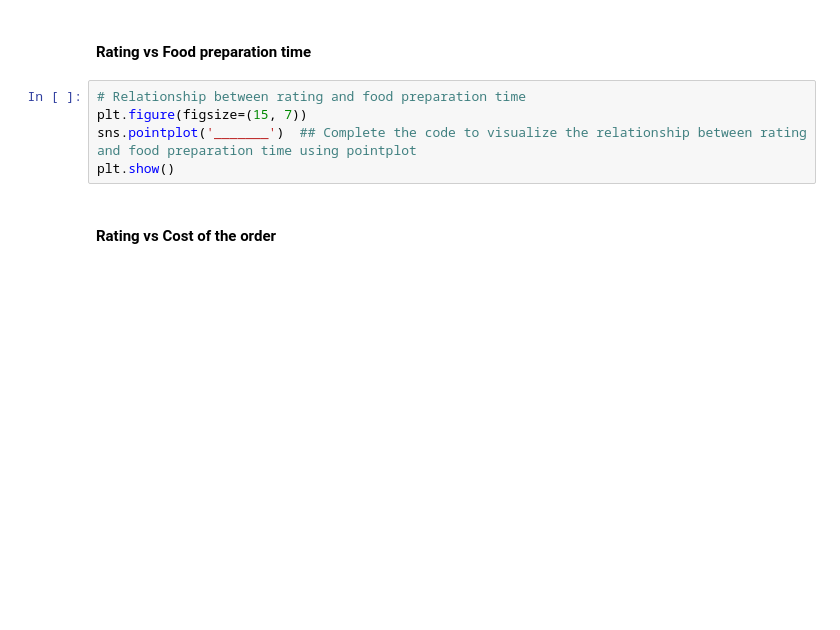
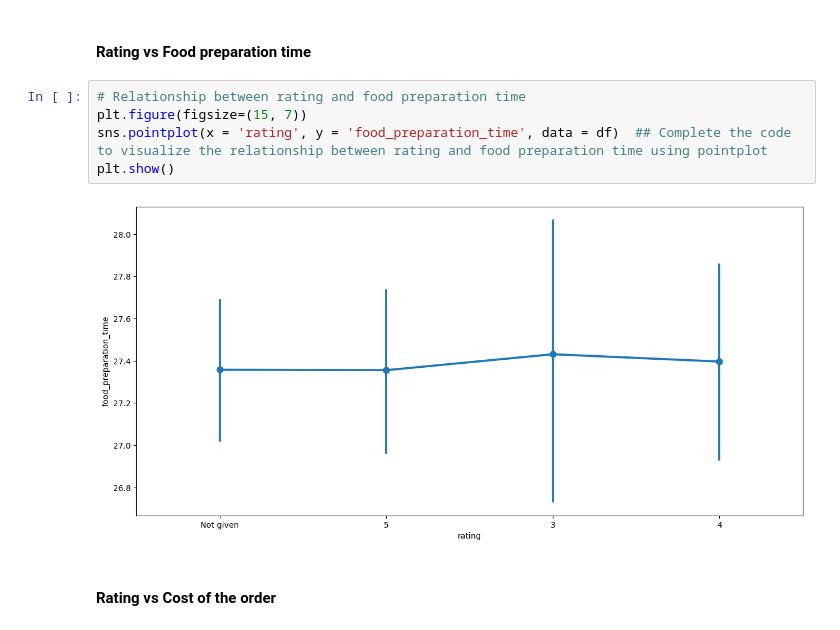
Before and after one commit to erika024/afs-labs-student, a Jupyter notebook: PYF_Project_LearnerNotebook_LowCode.ipynb, the cells around one changed output. Cells and saved outputs as stored; diff of their text form; blank space fills up the shorter version.

```diff
--- a/PYF_Project_LearnerNotebook_LowCode.ipynb
+++ b/PYF_Project_LearnerNotebook_LowCode.ipynb
@@ -392,8 +416,10 @@ plt.show()
 # %%
 # Relationship between rating and food preparation time
 plt.figure(figsize=(15, 7))
-sns.pointplot('_______')  ## Complete the code to visualize the relationship between rating and food preparation time using pointplot
+sns.pointplot(x = 'rating', y = 'food_preparation_time', data = df)  ## Complete the code to visualize the relationship between rating and food preparation time using pointplot
 plt.show()
+# %% [output]
+[figure, added]
 # %% [markdown]
 #### Rating vs Cost of the order
 # %%
```
Also changed, not shown: parts of 5 cells of this notebook.
